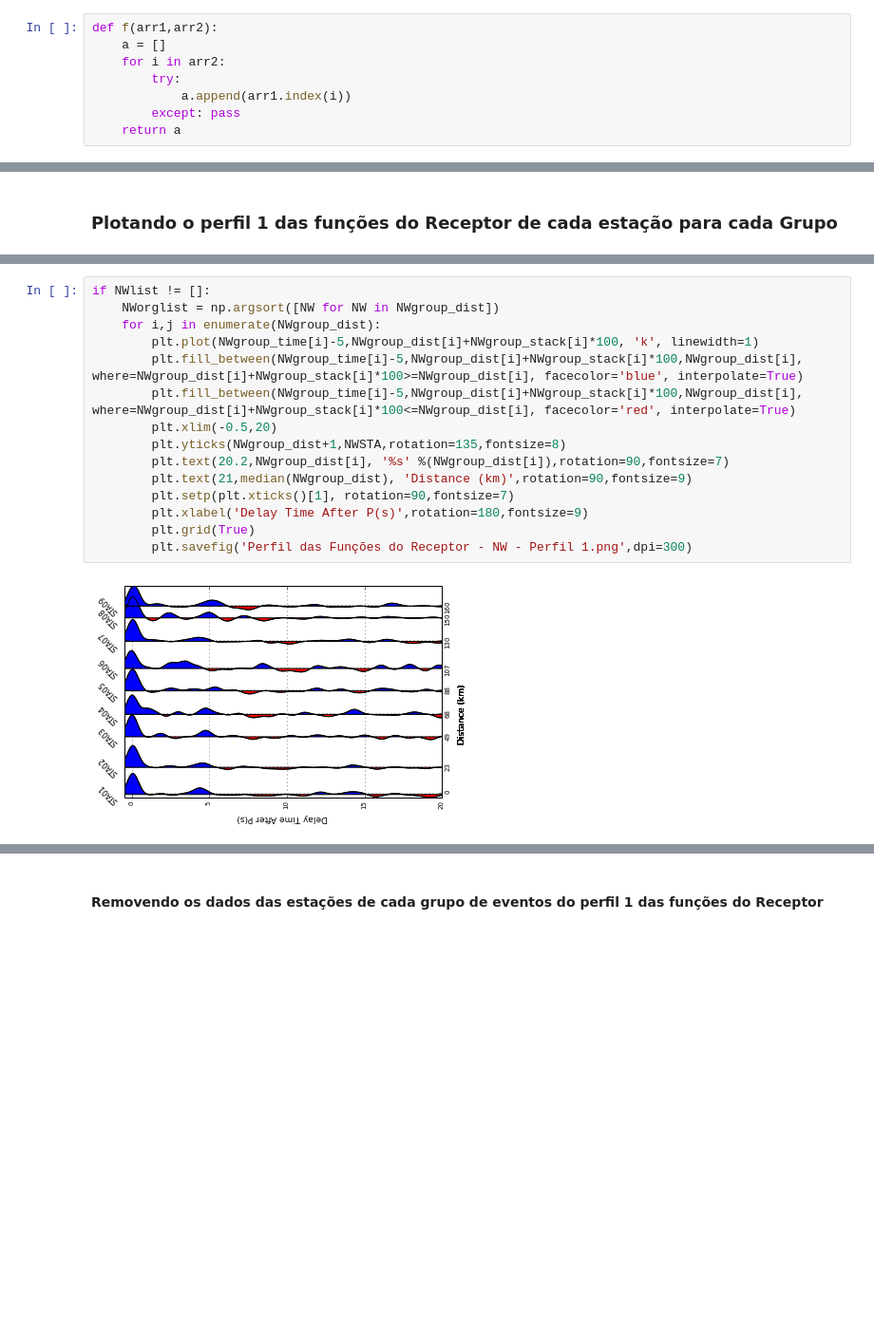
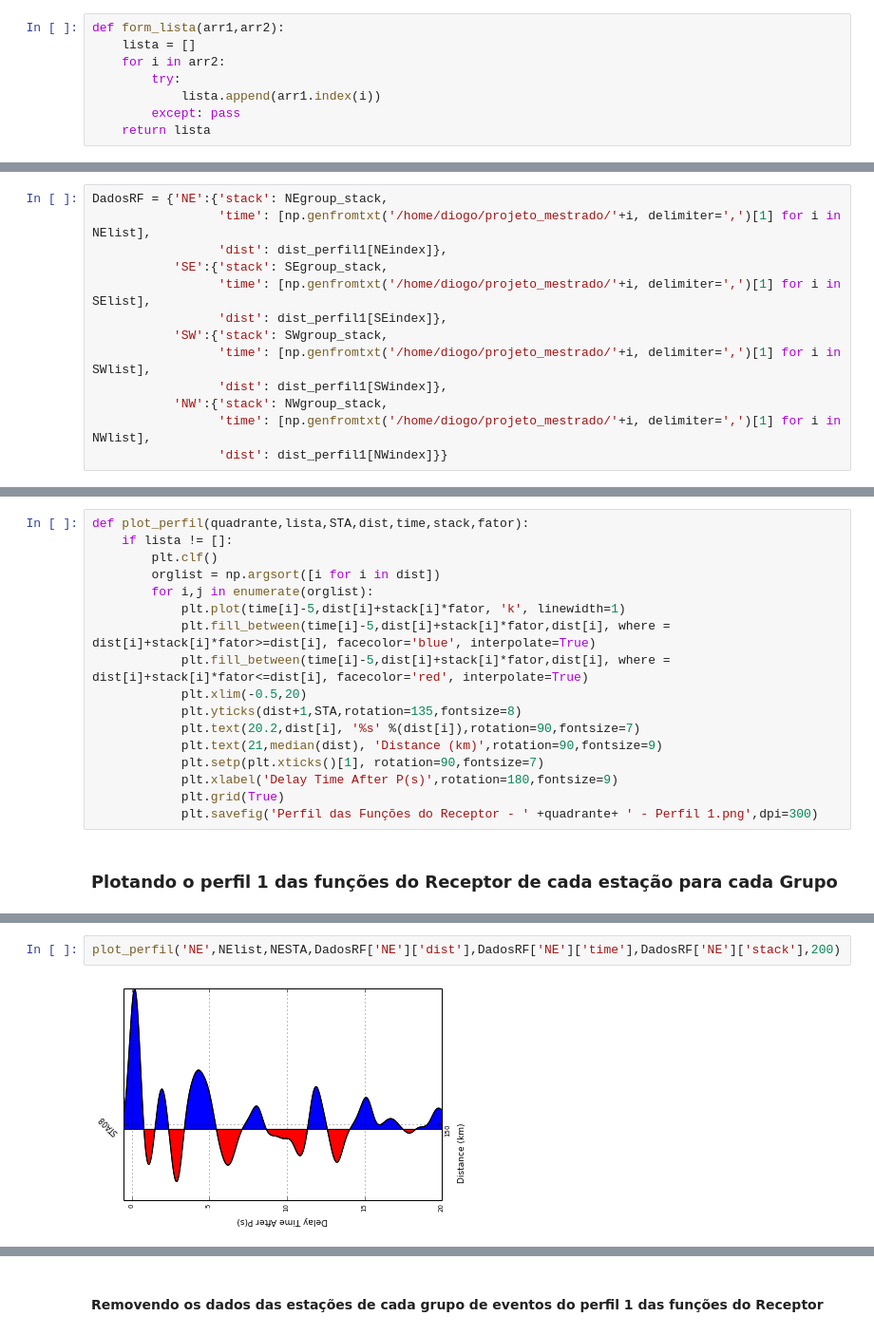
Before and after one commit to dIOGOLOC/projeto_mestrado, a Jupyter notebook: plotagem_perfil_estacoes.ipynb, the cells around one changed output, grey strips where cells are left out. Shown: that part at 95% size. Cells and saved outputs as stored; diff of their text form; blank space fills up the shorter version.

Commit message:
Adicionando o dicionário e a função para plotar o Perfil da RF.

```diff
--- a/plotagem_perfil_estacoes.ipynb
+++ b/plotagem_perfil_estacoes.ipynb
@@ -61,11 +43,11 @@ print(NWlist)
 # %% [markdown]
 <h4>Função para auxiliar na procura para a formação das listas: </h4>
 # %%
-def f(arr1,arr2):
-    a = []
+def form_lista(arr1,arr2):
+    lista = []
     for i in arr2:
         try:
-            a.append(arr1.index(i))
+            lista.append(arr1.index(i))
         except: pass
-    return a
+    return lista
 # %% [markdown]
@@ -136,0 +98,13 @@ np.savetxt('/home/diogo/projeto_mestrado/NWstack_perfil1.asc',NWgroup_stack,deli
+# %%
+DadosRF = {'NE':{'stack': NEgroup_stack,
+                 'time': [np.genfromtxt('/home/diogo/projeto_mestrado/'+i, delimiter=',')[1] for i in NElist],
+                 'dist': dist_perfil1[NEindex]},
+           'SE':{'stack': SEgroup_stack,
+                 'time': [np.genfromtxt('/home/diogo/projeto_mestrado/'+i, delimiter=',')[1] for i in SElist],
+                 'dist': dist_perfil1[SEindex]},
+           'SW':{'stack': SWgroup_stack,
+                 'time': [np.genfromtxt('/home/diogo/projeto_mestrado/'+i, delimiter=',')[1] for i in SWlist],
+                 'dist': dist_perfil1[SWindex]},
+           'NW':{'stack': NWgroup_stack,
+                 'time': [np.genfromtxt('/home/diogo/projeto_mestrado/'+i, delimiter=',')[1] for i in NWlist],
+                 'dist': dist_perfil1[NWindex]}}
@@ -137,2 +113,19 @@ np.savetxt('/home/diogo/projeto_mestrado/NWstack_perfil1.asc',NWgroup_stack,deli
+# %%
+def plot_perfil(quadrante,lista,STA,dist,time,stack,fator):
+    if lista != []:
+        plt.clf()
+        orglist = np.argsort([i for i in dist])
+        for i,j in enumerate(orglist):
+            plt.plot(time[i]-5,dist[i]+stack[i]*fator, 'k', linewidth=1)
+            plt.fill_between(time[i]-5,dist[i]+stack[i]*fator,dist[i], where = dist[i]+stack[i]*fator>=dist[i], facecolor='blue', interpolate=True)
+            plt.fill_between(time[i]-5,dist[i]+stack[i]*fator,dist[i], where = dist[i]+stack[i]*fator<=dist[i], facecolor='red', interpolate=True)
+            plt.xlim(-0.5,20)
+            plt.yticks(dist+1,STA,rotation=135,fontsize=8)
+            plt.text(20.2,dist[i], '%s' %(dist[i]),rotation=90,fontsize=7)
+            plt.text(21,median(dist), 'Distance (km)',rotation=90,fontsize=9)
+            plt.setp(plt.xticks()[1], rotation=90,fontsize=7)
+            plt.xlabel('Delay Time After P(s)',rotation=180,fontsize=9)
+            plt.grid(True)
+            plt.savefig('Perfil das Funções do Receptor - ' +quadrante+ ' - Perfil 1.png',dpi=300)
 # %% [markdown]
 <h3>Plotando o perfil 1 das funções do Receptor de cada estação para cada Grupo</h3>
@@ -190,17 +132,4 @@ if SWlist != []:
-# %%
-if NWlist != []:
-    NWorglist = np.argsort([NW for NW in NWgroup_dist])
-    for i,j in enumerate(NWgroup_dist):
-        plt.plot(NWgroup_time[i]-5,NWgroup_dist[i]+NWgroup_stack[i]*100, 'k', linewidth=1)
-        plt.fill_between(NWgroup_time[i]-5,NWgroup_dist[i]+NWgroup_stack[i]*100,NWgroup_dist[i], where=NWgroup_dist[i]+NWgroup_stack[i]*100>=NWgroup_dist[i], facecolor='blue', interpolate=True)
-        plt.fill_between(NWgroup_time[i]-5,NWgroup_dist[i]+NWgroup_stack[i]*100,NWgroup_dist[i], where=NWgroup_dist[i]+NWgroup_stack[i]*100<=NWgroup_dist[i], facecolor='red', interpolate=True)
-        plt.xlim(-0.5,20)
-        plt.yticks(NWgroup_dist+1,NWSTA,rotation=135,fontsize=8)
-        plt.text(20.2,NWgroup_dist[i], '%s' %(NWgroup_dist[i]),rotation=90,fontsize=7)
-        plt.text(21,median(NWgroup_dist), 'Distance (km)',rotation=90,fontsize=9)
-        plt.setp(plt.xticks()[1], rotation=90,fontsize=7)
-        plt.xlabel('Delay Time After P(s)',rotation=180,fontsize=9)
-        plt.grid(True)
-        plt.savefig('Perfil das Funções do Receptor - NW - Perfil 1.png',dpi=300)
-# %% [output]
-[figure, removed]
+# %%
+plot_perfil('NE',NElist,NESTA,DadosRF['NE']['dist'],DadosRF['NE']['time'],DadosRF['NE']['stack'],200)
+# %% [output]
+[figure, added]
```
Also changed, not shown: parts of 46 cells of this notebook.
